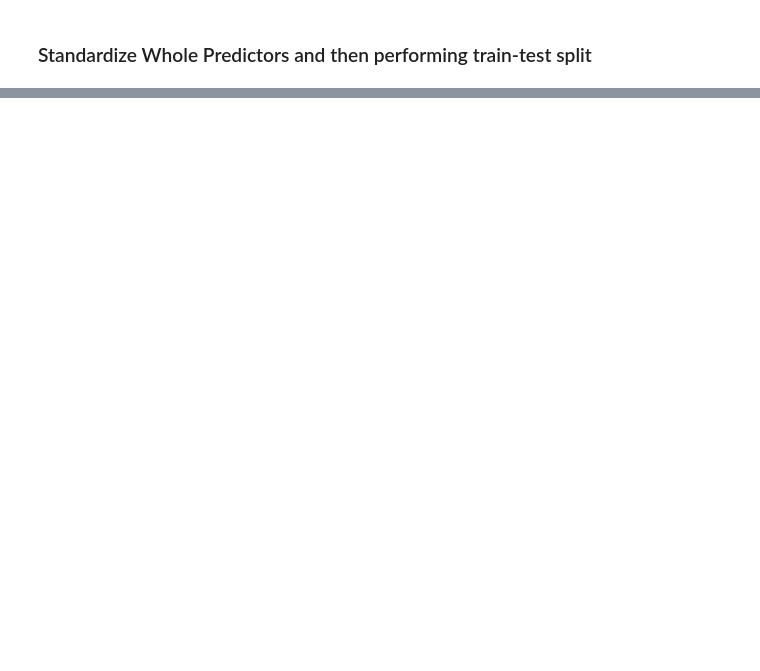
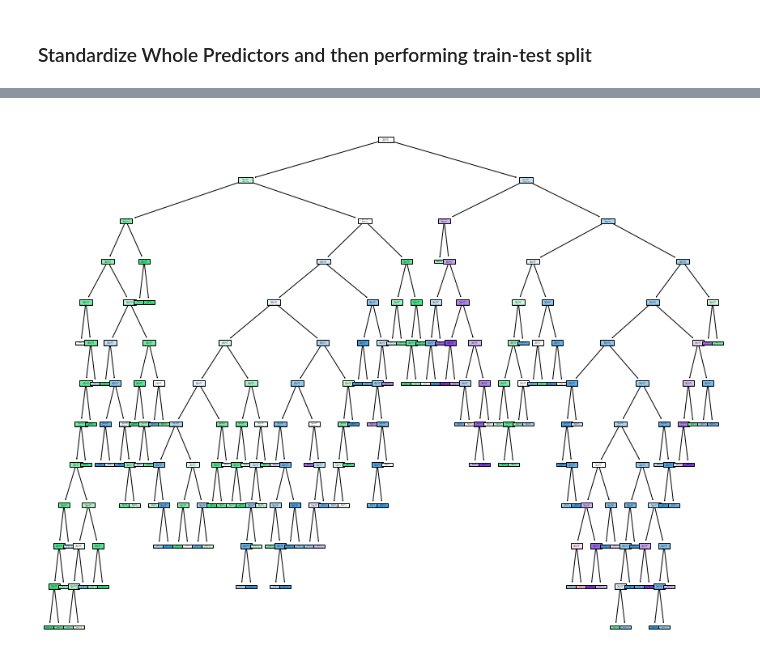
Before and after one commit to KishorSubbarayalu/ML-Classification, a Jupyter notebook: Wine Quality Classifiication.ipynb, the cells around one changed output, grey strips where cells are left out. Drawn from its saved outputs; the diff is of its cells as text; code cells hidden in the pictures; blank space fills up the shorter version.

```diff
--- a/Wine Quality Classifiication.ipynb
+++ b/Wine Quality Classifiication.ipynb
@@ -437,0 +463,11 @@ Accuracy score of the Decision Tree Model:
+# %%
+
+dtc = DecisionTreeClassifier(min_samples_leaf = 5)
+dtc_mod = dtc.fit(f_train, t_train)
+
+# Prediction
+dtc_pred = dtc_mod.predict(f_test)
+
+# Model Evaluation using confusion Matrix and Accuracy Score
+print("Confusion Matrix of the Decision Tree Model: \n {}".format(confusion_matrix(t_test, dtc_pred)))
+print("Accuracy score of the Decision Tree Model: \n{} %".format(round(accuracy_score(t_test, dtc_pred)*100,2)))
@@ -437,0 +484,6 @@ Accuracy score of the Decision Tree Model:
+# %%
+plt.figure(figsize=(15,12))
+plot_tree(dtc, filled=True)
+plt.show()
+# %% [output]
+[figure, added]
```
Also changed, not shown: parts of 18 cells of this notebook, 2 other files.
